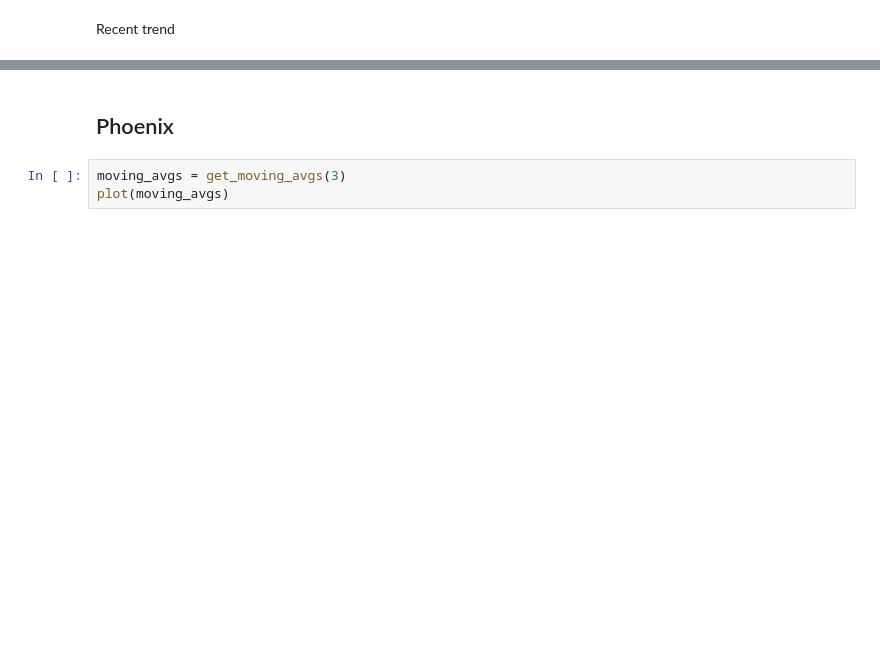
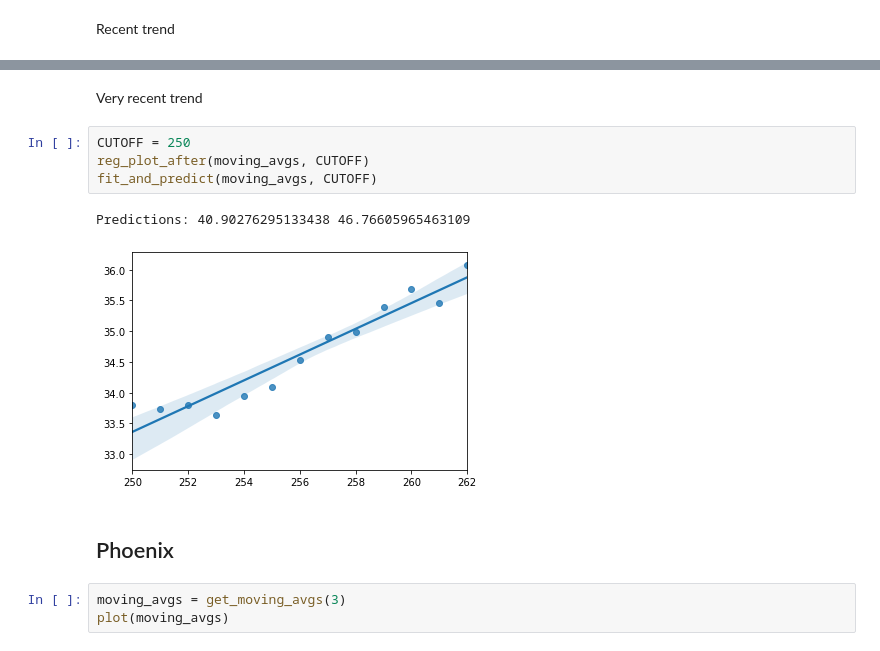
Before and after one commit to uvafan/forecasting, a Jupyter notebook: metaculus/road_to_recovery/linear_extrapolation.ipynb, the cells around one changed output, grey strips where cells are left out. Saved outputs shown, nothing was run; the diff lists cells and outputs as text; blank space fills up the shorter version.

```diff
--- a/metaculus/road_to_recovery/linear_extrapolation.ipynb
+++ b/metaculus/road_to_recovery/linear_extrapolation.ipynb
@@ -84,3 +75,12 @@ Predictions: 35.424265678510295 36.13917245873646
+# %% [markdown]
+Very recent trend
+# %%
+CUTOFF = 250
+reg_plot_after(moving_avgs, CUTOFF)
+fit_and_predict(moving_avgs, CUTOFF)
+# %% [output]
+Predictions: 40.90276295133438 46.76605965463109
+[figure, added]
 # %% [markdown]
 ## Phoenix
 # %%
```
Also changed, not shown: parts of 13 cells of this notebook.
